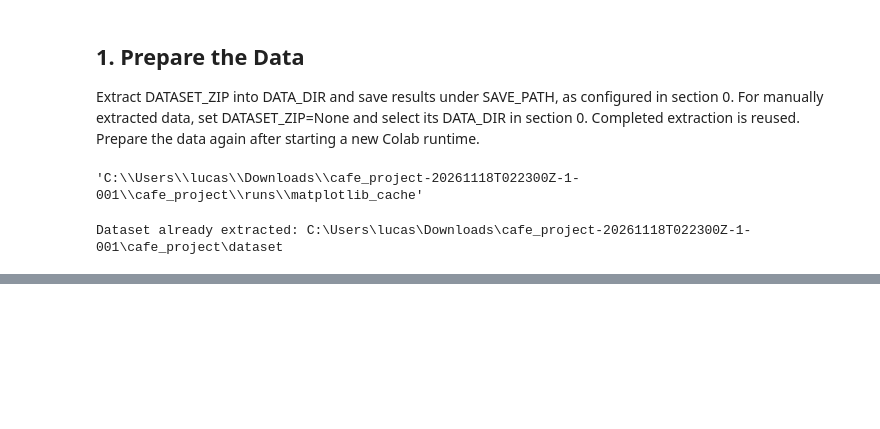
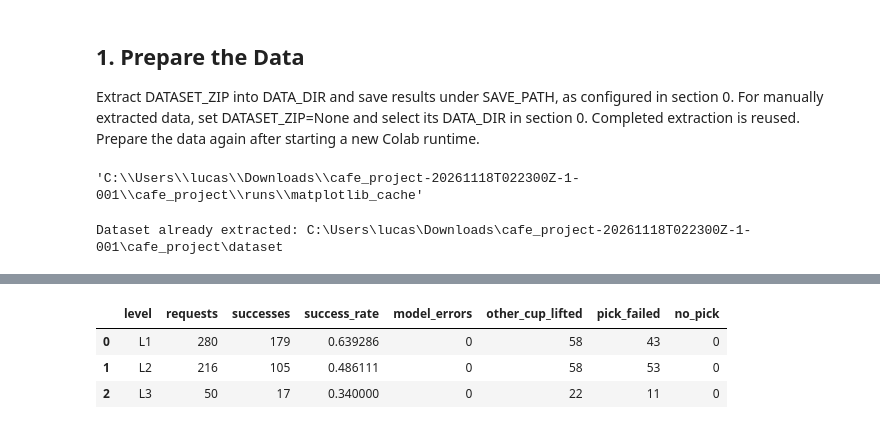
Before and after one commit to lucasroypicard/cafe_robot_hanyang, a Jupyter notebook: improved.ipynb, the cells around one changed output, grey strips where cells are left out. Cells and saved outputs as stored; diff of their text form; code cells hidden in the pictures; blank space fills up the shorter version.

```diff
--- a/improved.ipynb
+++ b/improved.ipynb
@@ -301,0 +753,12 @@ class CupDataset(Dataset):
+# %%
+from IPython.display import display
+from common.validation import evaluate_predictions
+
+PREDICTION_DIR = None
+if predictor is not None:
+    PREDICTION_DIR, prediction_table = evaluate_predictions(
+        predictor, max_level=MAX_LEVEL, data_root=DATA_DIR,
+        views=VIEWS, model_name=MODEL_NAME, output_root=RUN_DIR, checkpoint=CHECKPOINT_PATH,
+    )
+    display(prediction_table)
+    print("Saved predictions:", PREDICTION_DIR)
@@ -301,0 +775,8 @@ class CupDataset(Dataset):
+# %%
+from common.validation import evaluate_saved_picking
+
+RUN_PICKING = True
+if RUN_PICKING and PREDICTION_DIR is not None:
+    picking_table = evaluate_saved_picking(PREDICTION_DIR, data_root=DATA_DIR, robot_workers=2)
+    display(picking_table)
+# %% [output]
@@ -301,0 +785,4 @@ class CupDataset(Dataset):
+|  | level | requests | successes | success_rate | model_errors | other_cup_lifted | pick_failed | no_pick |
+| 0 | L1 | 280 | 179 | 0.639286 | 0 | 58 | 43 | 0 |
+| 1 | L2 | 216 | 105 | 0.486111 | 0 | 58 | 53 | 0 |
+| 2 | L3 | 50 | 17 | 0.340000 | 0 | 22 | 11 | 0 |
```
Also changed, not shown: parts of 29 cells of this notebook, 3 other files.
